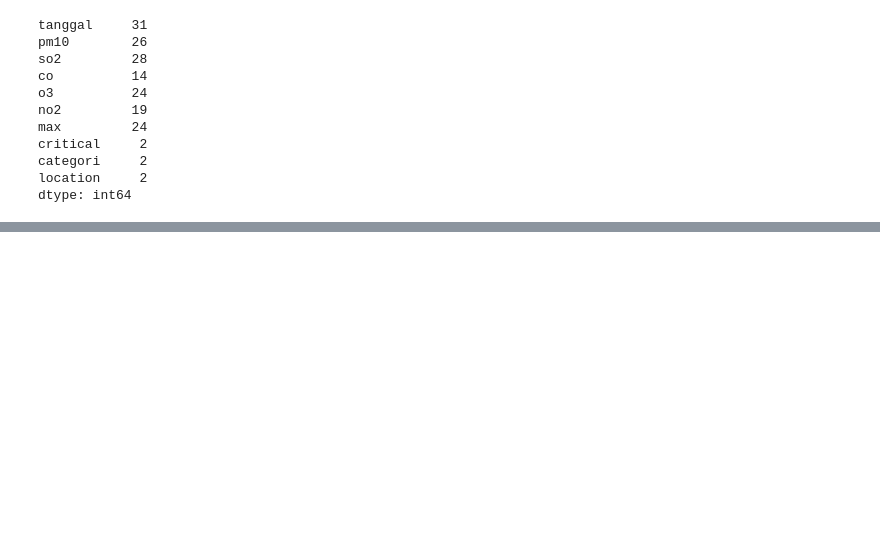
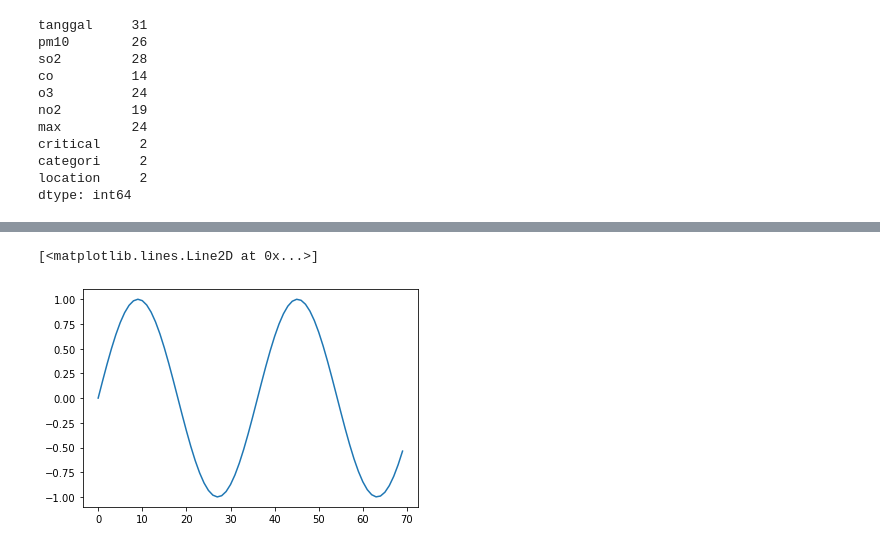
Before and after one commit to rasyidev/devalopa-class, a Jupyter notebook: Minggu-4/Untitled.ipynb, the cells around one changed output, grey strips where cells are left out. Cells and saved outputs as stored; diff of their text form; code cells hidden in the pictures; blank space fills up the shorter version.

```diff
--- a/Minggu-4/Untitled.ipynb
+++ b/Minggu-4/Untitled.ipynb
@@ -87,0 +134,5 @@ dtype: int64
+# %%
+plt.plot(np.sin(x))
+# %% [output]
+[<matplotlib.lines.Line2D at 0x...>]
+[figure, added]
```
Also changed, not shown: parts of 12 cells of this notebook, 6 other files.
